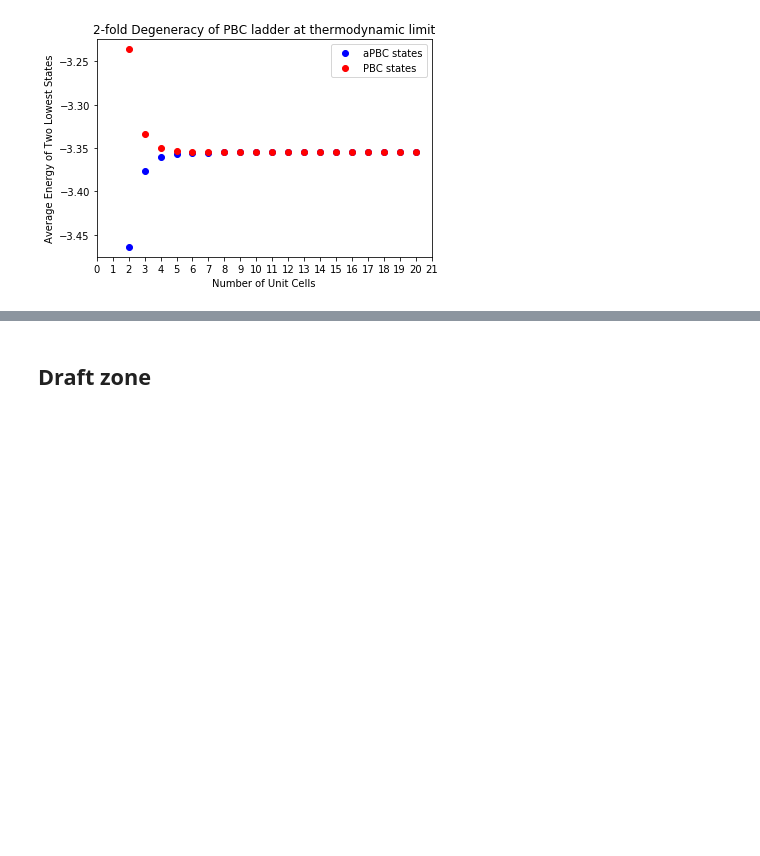
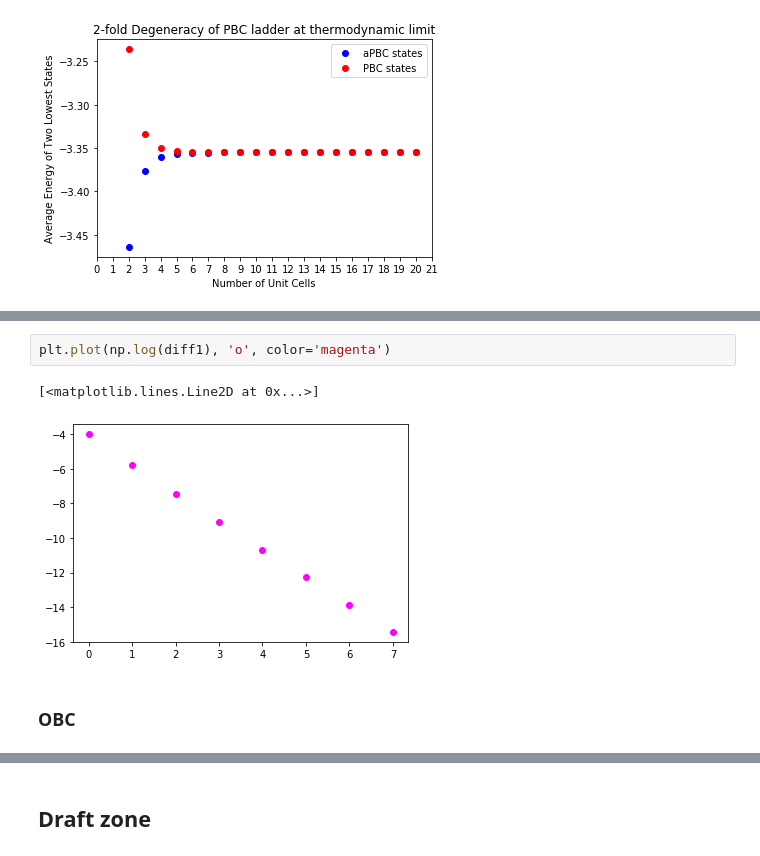
Before and after one commit to JerryChen97/KitaevLadder, a Jupyter notebook: Demo for the Essay.ipynb, the cells around one changed output, grey strips where cells are left out. Saved outputs shown, nothing was run; the diff lists cells and outputs as text; blank space fills up the shorter version.

```diff
--- a/Demo for the Essay.ipynb
+++ b/Demo for the Essay.ipynb
@@ -3314,0 +3630,7 @@ Text(0.5, 1.0, '2-fold Degeneracy of PBC ladder at thermodynamic limit')
+# %%
+plt.plot(np.log(diff1), 'o', color='magenta')
+# %% [output]
+[<matplotlib.lines.Line2D at 0x...>]
+[figure, added]
+# %% [markdown]
+### OBC
```
Also changed, not shown: parts of 50 cells of this notebook, 15 other files.
